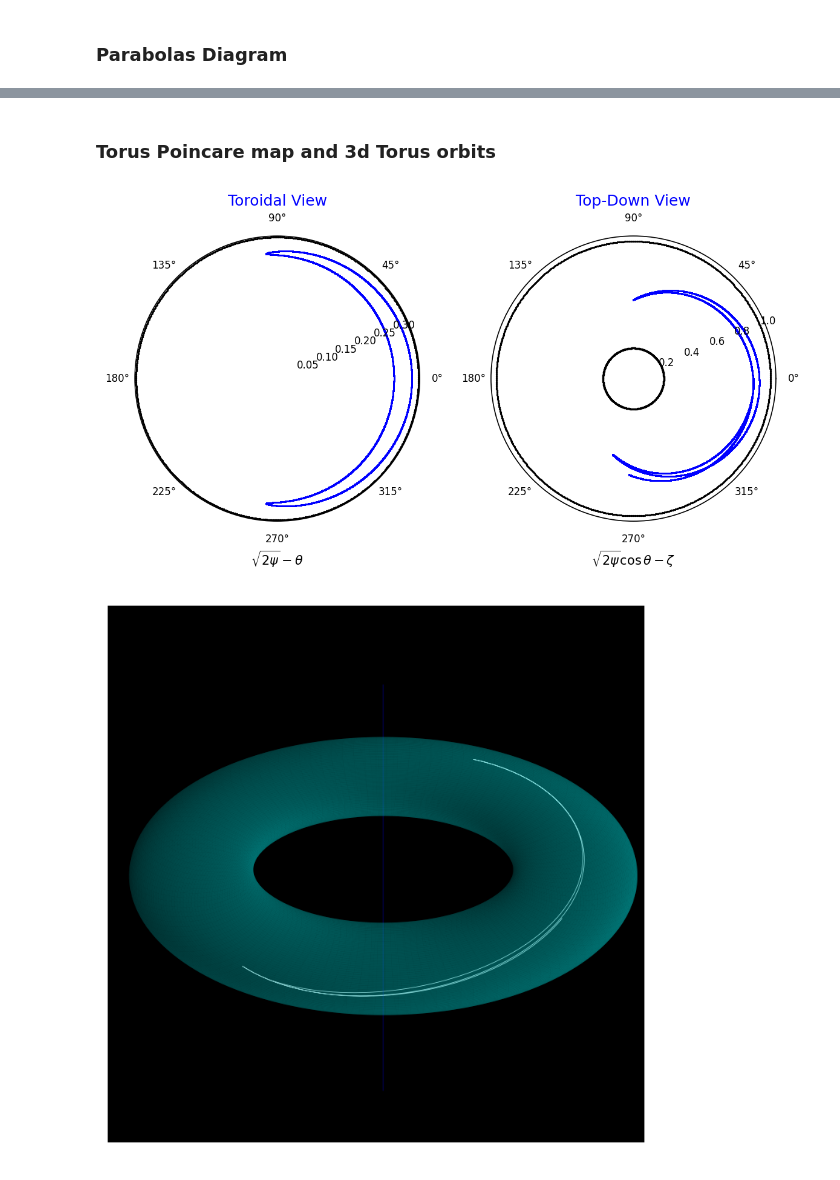
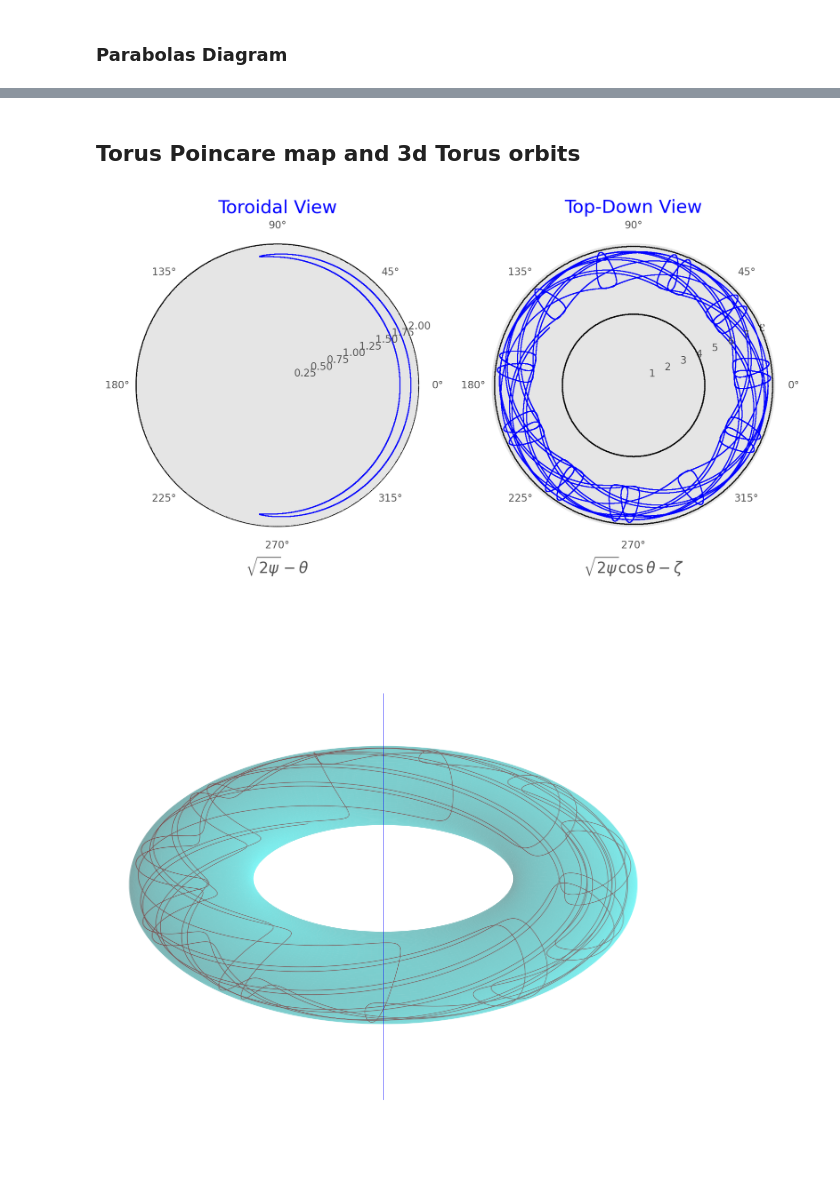
Before and after one commit to PlasmaPhy/guiding-center-motion, a Jupyter notebook: Notebook.ipynb, the cells around one changed output, grey strips where cells are left out. Saved outputs shown, nothing was run; the diff lists cells and outputs as text; code cells hidden in the pictures.

```diff
--- a/Notebook.ipynb
+++ b/Notebook.ipynb
@@ -7,5 +7,5 @@ import gcmotion as gcm
 from pprint import pp
 gcm.utils.reload()
 
-#plt.style.use("ggplot")
-plt.rcParams["figure.dpi"] = 150
+plt.style.use("ggplot")
+plt.rcParams["figure.dpi"] = 250
@@ -45,7 +48,7 @@ First we set up the Tokamak configuration, and the particle's initial conditions
 R, a = 6.2, 2# Major Radius in [m]
 q = gcm.qfactor.Hypergeometric(R, a)
 Bfield = [0, 1, 5] # I, g, B0 (Field strength on axis in [T])
-Efield = gcm.efield.Radial(R, a, q, Ea = 75000)
+Efield = gcm.efield.Radial(R, a, q, Ea = 75000, minimum = 0.95, waist_width=50)
 
 # Create Particle
 species = "p"
@@ -54,7 +57,7 @@ theta0 = 0
 psi0 = 0.75# times psi_wall
 z0 = 0
 Pz0 = -0.035
-tspan = np.linspace(0, 10000, 100000) # t0, tf, steps
+tspan = np.linspace(0, 100000, 100000) # t0, tf, steps
 
 init_cond = [theta0, psi0, z0, Pz0]
 
@@ -162,11 +164,11 @@ cwp.plot_orbit_type_point()
 # %% [markdown]
-### Torus Poincare map and 3d Torus orbits
+## Torus Poincare map and 3d Torus orbits
 # %%
-cwp.plot_torus2d(percentage = 100, truescale=False)
+cwp.plot_torus2d(percentage = 100, truescale=True)
 # %% [output]
-[figure, old version]
+[figure, new version]
 # %%
-cwp.plot_torus3d(percentage=100, white_background = False,
+cwp.plot_torus3d(percentage=100, white_background = True,
                 truescale=True, hd=False, bold="bold")
 # %% [output]
-[figure, old version]
+[figure, new version]
```
Also changed, not shown: parts of 7 cells of this notebook, 4 other files.
